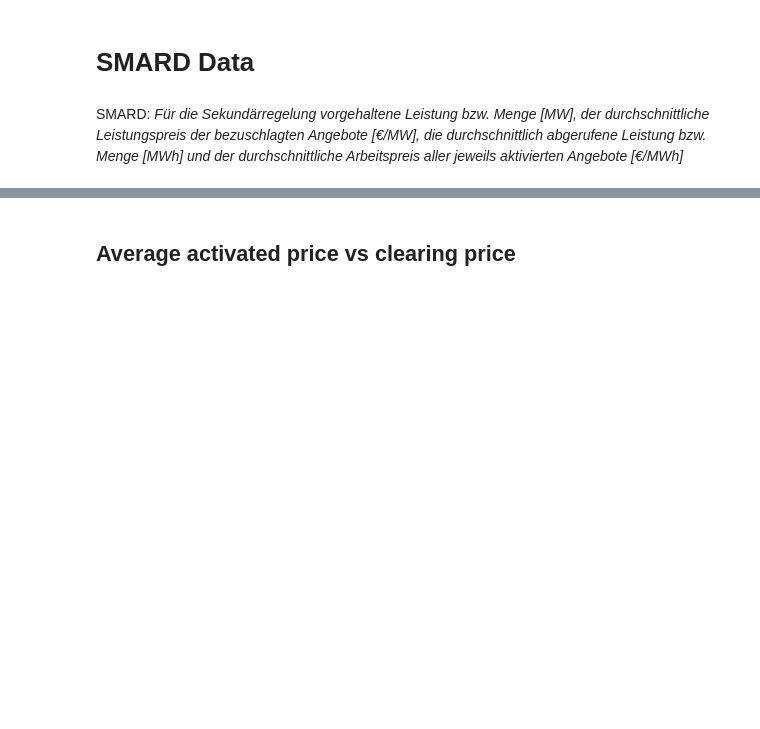
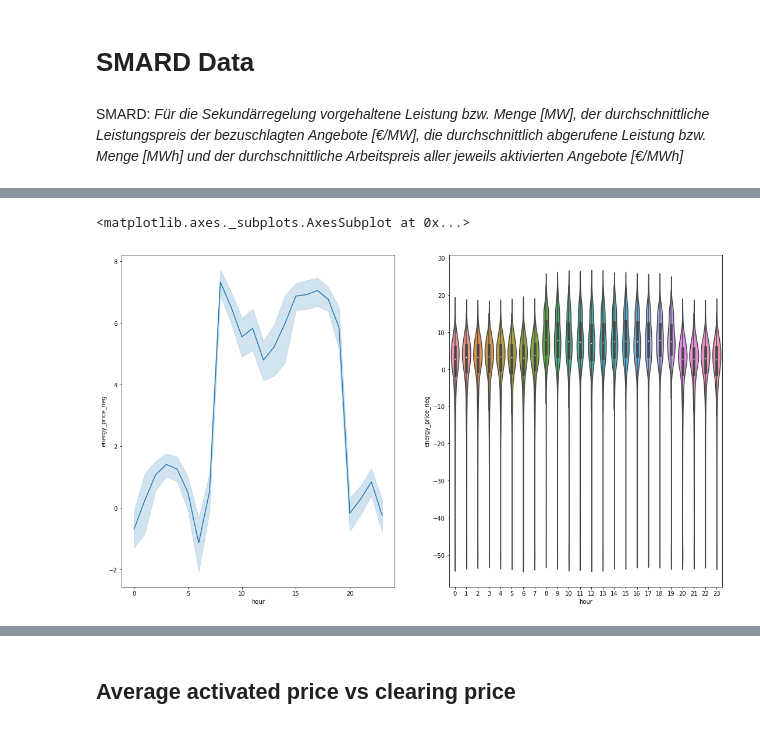
Before and after one commit to indyfree/FleetSim, a Jupyter notebook: notebooks/03-Balancing-Market.ipynb, the cells around one changed output, grey strips where cells are left out. Drawn from its saved outputs; the diff is of its cells as text; code cells hidden in the pictures; blank space fills up the shorter version.

```diff
--- a/notebooks/03-Balancing-Market.ipynb
+++ b/notebooks/03-Balancing-Market.ipynb
@@ -159,10 +166,14 @@ df_smard.head()
 # %%
-df_smard["day"] = df_smard["date"].dt.weekday
 df_smard["hour"] = df_smard["date"].dt.hour
 
-clipped_data = df_smard[["day", "hour", "energy_price_neg", "activated_neg_mwh"]].clip(-50, 200)
 f, (ax1, ax2) = plt.subplots(1, 2)
 f.set_size_inches(18.5, 10.5)
-sns.violinplot(x="hour", y="activated_neg_mwh", data=clipped_data, ax=ax1)
-sns.violinplot(x="hour", y="energy_price_neg", data=clipped_data, ax=ax2)
+
+sns.lineplot(x="hour", y="energy_price_neg", data=df_smard, ax=ax1)
+
+df_smard["energy_price_neg"] = df_smard["energy_price_neg"].clip(-50, 200)
+sns.violinplot(x="hour", y="energy_price_neg", data=df_smard, ax=ax2)
+# %% [output]
+<matplotlib.axes._subplots.AxesSubplot at 0x...>
+[figure, added]
 # %%
```
Also changed, not shown: parts of 5 cells of this notebook, 1 other file.
